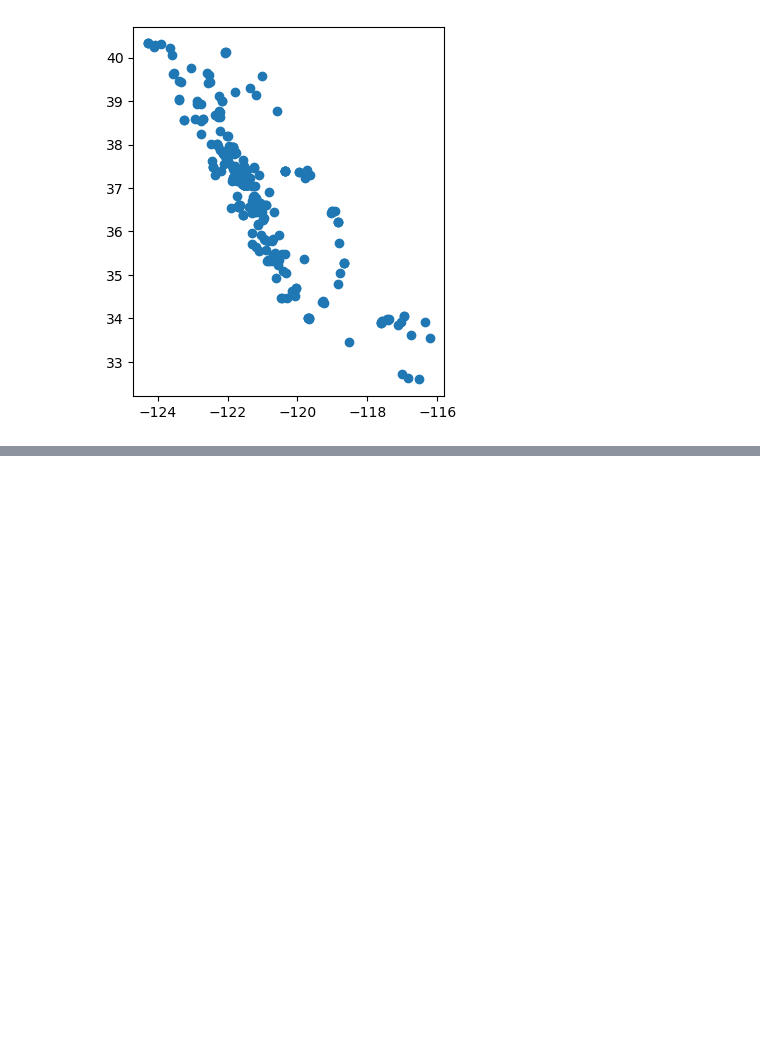
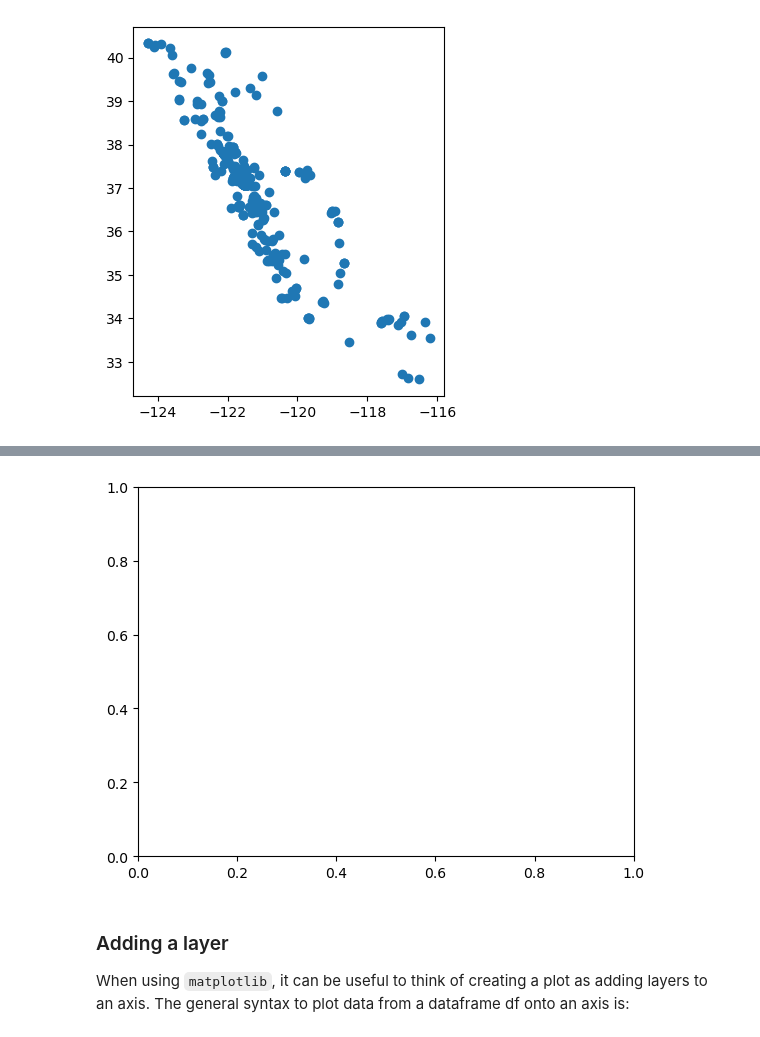
Before and after one commit to jaslynmiura/eds220-2025-in-class, a Jupyter notebook: week4-geopandas.ipynb, the cells around one changed output, grey strips where cells are left out. Cells and saved outputs as stored; diff of their text form; code cells hidden in the pictures; blank space fills up the shorter version.

```diff
--- a/week4-geopandas.ipynb
+++ b/week4-geopandas.ipynb
@@ -168,0 +177,12 @@ pigs_recent.plot()
+# %%
+# Initialize empty figure (fig) and axis (ax)
+fig, ax = plt.subplots()
+
+# Display figure
+plt.show()
+# %% [output]
+[figure, added]
+# %% [markdown]
+### Adding a layer
+
+When using `matplotlib`, it can be useful to think of creating a plot as adding layers to an axis. The general syntax to plot data from a  dataframe df onto an axis is:
```
Also changed, not shown: parts of 5 cells of this notebook.
